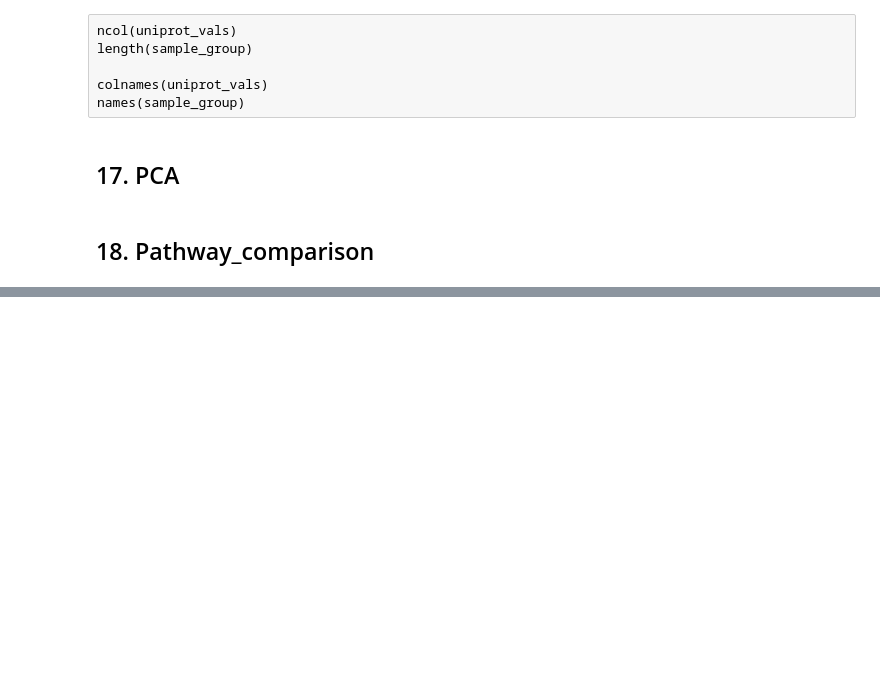
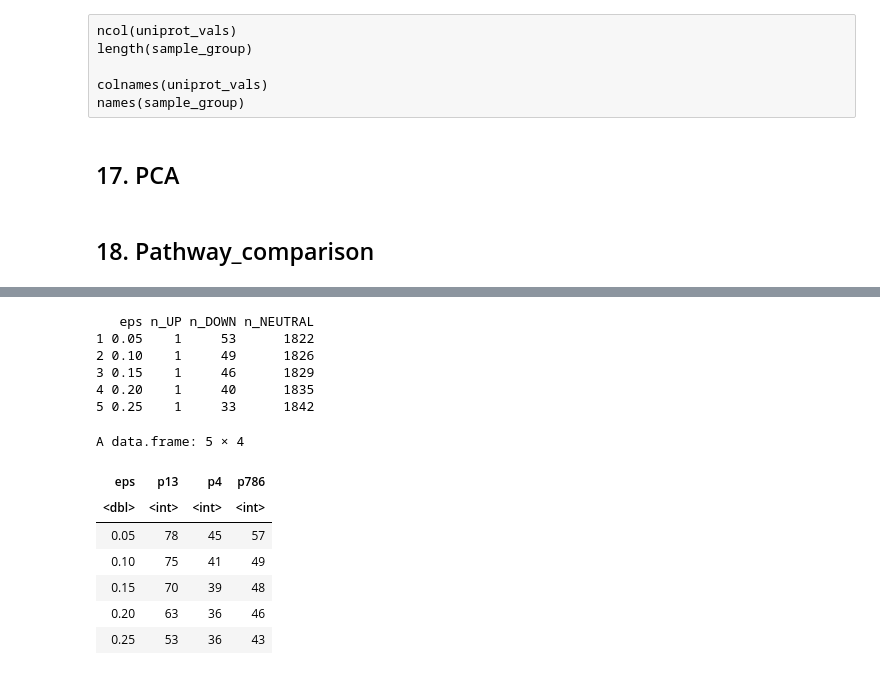
Before and after one commit to BennetDub/mein-r-projekt, a Jupyter notebook: Hipathia withou PB.ipynb, the cells around one changed output, grey strips where cells are left out. Drawn from its saved outputs; the diff is of its cells as text; code cells hidden in the pictures; blank space fills up the shorter version.

```diff
--- a/Hipathia withou PB.ipynb
+++ b/Hipathia withou PB.ipynb
@@ -2205,0 +2243,43 @@ table(meta$group, meta$orig.ident)
+# %%
+eps_grid <- c(0.05, 0.1, 0.15, 0.2, 0.25)
+
+threshold_summary <- data.frame(
+  eps = eps_grid,
+  n_UP = NA,
+  n_DOWN = NA,
+  n_NEUTRAL = NA
+)
+
+for (i in seq_along(eps_grid)) {
+  eps <- eps_grid[i]
+  threshold_summary$n_UP[i]      <- sum(combined_effect >  eps, na.rm = TRUE)
+  threshold_summary$n_DOWN[i]    <- sum(combined_effect < -eps, na.rm = TRUE)
+  threshold_summary$n_NEUTRAL[i] <- sum(abs(combined_effect) <= eps, na.rm = TRUE)
+}
+
+print(threshold_summary)
+# %% [output]
+   eps n_UP n_DOWN n_NEUTRAL
+1 0.05    1     53      1822
+2 0.10    1     49      1826
+3 0.15    1     46      1829
+4 0.20    1     40      1835
+5 0.25    1     33      1842
+# %%
+patient_eps_summary <- lapply(eps_grid, function(eps) {
+  data.frame(
+    eps = eps,
+    t(apply(delta_mat, 2, function(x) sum(x < -eps, na.rm = TRUE)))
+  )
+})
+
+do.call(rbind, patient_eps_summary)
+# %% [output]
+A data.frame: 5 × 4
+| eps | p13 | p4 | p786 |
+| <dbl> | <int> | <int> | <int> |
+| 0.05 | 78 | 45 | 57 |
+| 0.10 | 75 | 41 | 49 |
+| 0.15 | 70 | 39 | 48 |
+| 0.20 | 63 | 36 | 46 |
+| 0.25 | 53 | 36 | 43 |
```
Also changed, not shown: parts of 1 cell of this notebook.
